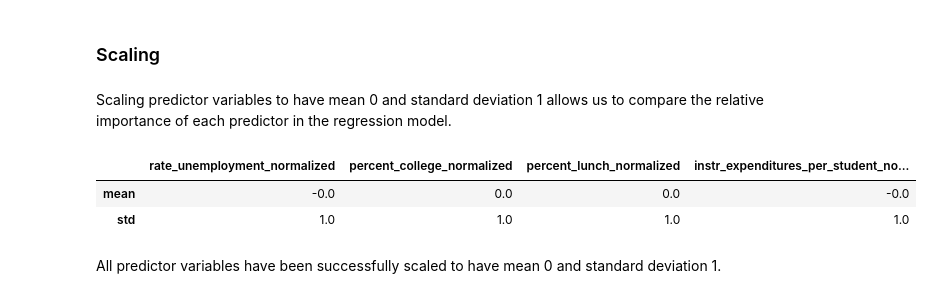
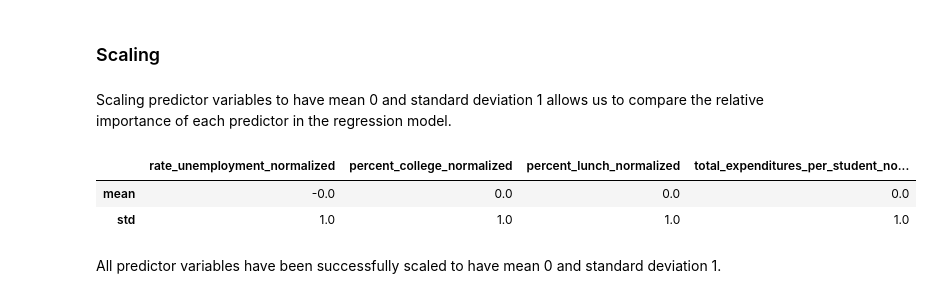
Before and after one commit to JLichwa80/education, a Jupyter notebook: code/Education_DATA_Analysis_And_Modeling.ipynb, the cells around one changed output. Cells and saved outputs as stored; diff of their text form; code cells hidden in the pictures.

```diff
--- a/code/Education_DATA_Analysis_And_Modeling.ipynb
+++ b/code/Education_DATA_Analysis_And_Modeling.ipynb
@@ -432,19 +432,19 @@ Now we will move to scalling our predictors to normalize their values and distri
 # %% [markdown]
 Scaling predictor variables to have mean 0 and standard deviation 1 allows us to compare the relative importance of each predictor in the regression model.
 # %%
-predictor_variables = ['rate_unemployment', 'percent_college', 'percent_lunch','instr_expenditures_per_student']
+predictor_variables = ['rate_unemployment', 'percent_college', 'percent_lunch','total_expenditures_per_student']
 scaled_columns = [var + '_normalized' for var in predictor_variables]
 
 # Initialize the scaler
 scaler = StandardScaler().fit(df[predictor_variables])
 
 # Add normalized columns to dataframe
 df[scaled_columns] = scaler.transform(df[predictor_variables])
 
 df[scaled_columns].agg(['mean', 'std']).round(3)
 # %% [output]
-|  | rate_unemployment_normalized | percent_college_normalized | percent_lunch_normalized | instr_expenditures_per_student_no... |
-| mean | -0.0 | 0.0 | 0.0 | -0.0 |
+|  | rate_unemployment_normalized | percent_college_normalized | percent_lunch_normalized | total_expenditures_per_student_no... |
+| mean | -0.0 | 0.0 | 0.0 | 0.0 |
 | std | 1.0 | 1.0 | 1.0 | 1.0 |
 # %% [markdown]
 All predictor variables have been successfully scaled to have mean 0 and standard deviation 1.
```
Also changed, not shown: parts of 2 cells of this notebook, 2 other files.
